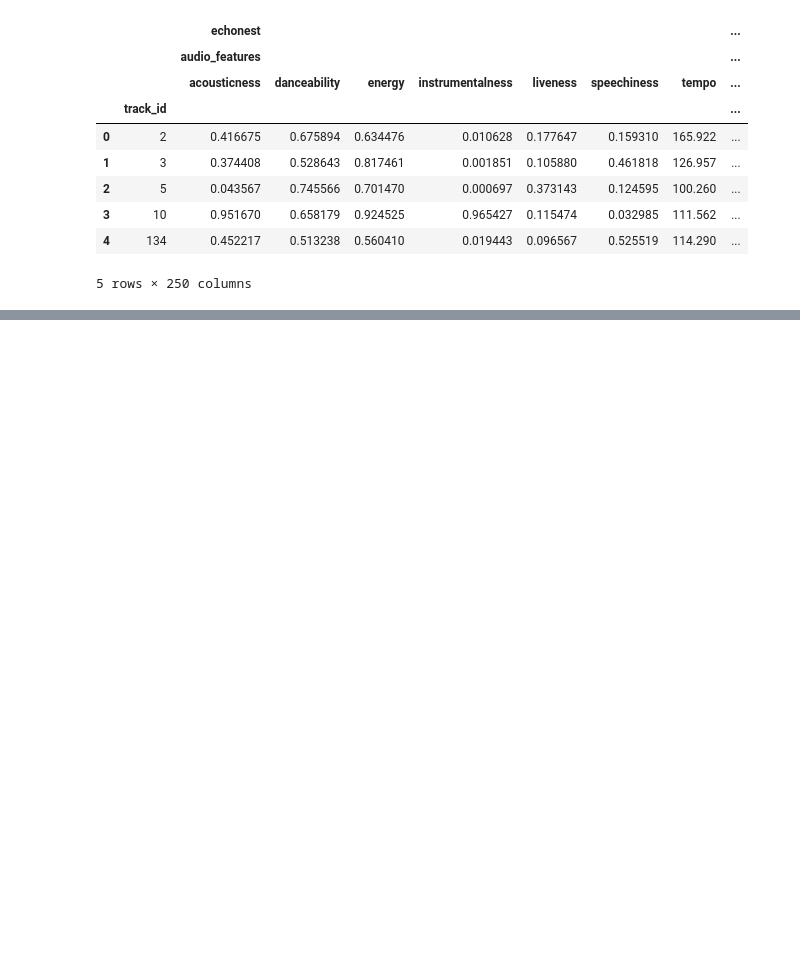
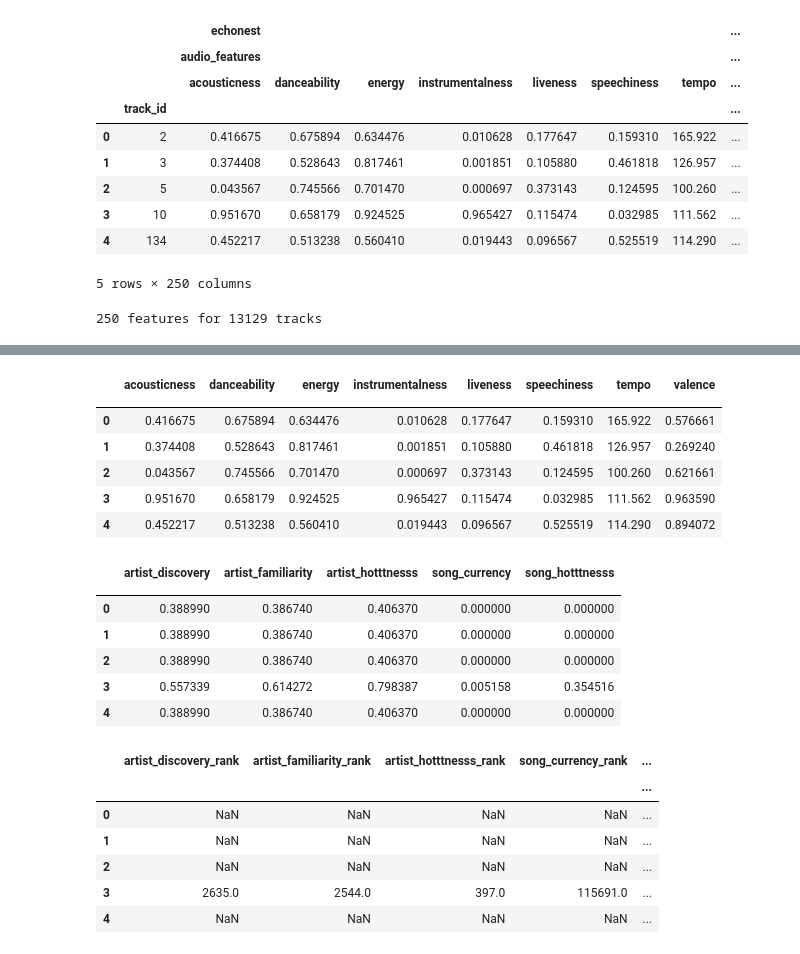
Before and after one commit to mrmids/fma-predictions, a Jupyter notebook: Final_Project_TeamFMA.ipynb, the cells around one changed output, grey strips where cells are left out. Drawn from its saved outputs; the diff is of its cells as text; code cells hidden in the pictures; blank space fills up the shorter version.

```diff
--- a/Final_Project_TeamFMA.ipynb
+++ b/Final_Project_TeamFMA.ipynb
@@ -130,3 +130,11 @@ echonest.head()
 | 3 | 10 | 0.951670 | 0.658179 | 0.924525 | 0.965427 | 0.115474 | 0.032985 | 111.562 | ... |
 | 4 | 134 | 0.452217 | 0.513238 | 0.560410 | 0.019443 | 0.096567 | 0.525519 | 114.290 | ... |
 5 rows × 250 columns
+# %%
+print('{1} features for {0} tracks'.format(*echonest.shape))
+ipd.display(echonest['echonest', 'metadata'].head())
+ipd.display(echonest['echonest', 'audio_features'].head())
+ipd.display(echonest['echonest', 'social_features'].head())
+ipd.display(echonest['echonest', 'ranks'].head())
+# %% [output]
+250 features for 13129 tracks
@@ -132,0 +148,21 @@ echonest.head()
+|  | acousticness | danceability | energy | instrumentalness | liveness | speechiness | tempo | valence |
+|  |  |  |  |  |  |  |  |  |
+| 0 | 0.416675 | 0.675894 | 0.634476 | 0.010628 | 0.177647 | 0.159310 | 165.922 | 0.576661 |
+| 1 | 0.374408 | 0.528643 | 0.817461 | 0.001851 | 0.105880 | 0.461818 | 126.957 | 0.269240 |
+| 2 | 0.043567 | 0.745566 | 0.701470 | 0.000697 | 0.373143 | 0.124595 | 100.260 | 0.621661 |
+| 3 | 0.951670 | 0.658179 | 0.924525 | 0.965427 | 0.115474 | 0.032985 | 111.562 | 0.963590 |
+| 4 | 0.452217 | 0.513238 | 0.560410 | 0.019443 | 0.096567 | 0.525519 | 114.290 | 0.894072 |
+|  | artist_discovery | artist_familiarity | artist_hotttnesss | song_currency | song_hotttnesss |
+|  |  |  |  |  |  |
+| 0 | 0.388990 | 0.386740 | 0.406370 | 0.000000 | 0.000000 |
+| 1 | 0.388990 | 0.386740 | 0.406370 | 0.000000 | 0.000000 |
+| 2 | 0.388990 | 0.386740 | 0.406370 | 0.000000 | 0.000000 |
+| 3 | 0.557339 | 0.614272 | 0.798387 | 0.005158 | 0.354516 |
+| 4 | 0.388990 | 0.386740 | 0.406370 | 0.000000 | 0.000000 |
+|  | artist_discovery_rank | artist_familiarity_rank | artist_hotttnesss_rank | song_currency_rank | ... |
+|  |  |  |  |  | ... |
+| 0 | NaN | NaN | NaN | NaN | ... |
+| 1 | NaN | NaN | NaN | NaN | ... |
+| 2 | NaN | NaN | NaN | NaN | ... |
+| 3 | 2635.0 | 2544.0 | 397.0 | 115691.0 | ... |
+| 4 | NaN | NaN | NaN | NaN | ... |
```
Also changed, not shown: parts of 1 cell of this notebook.
